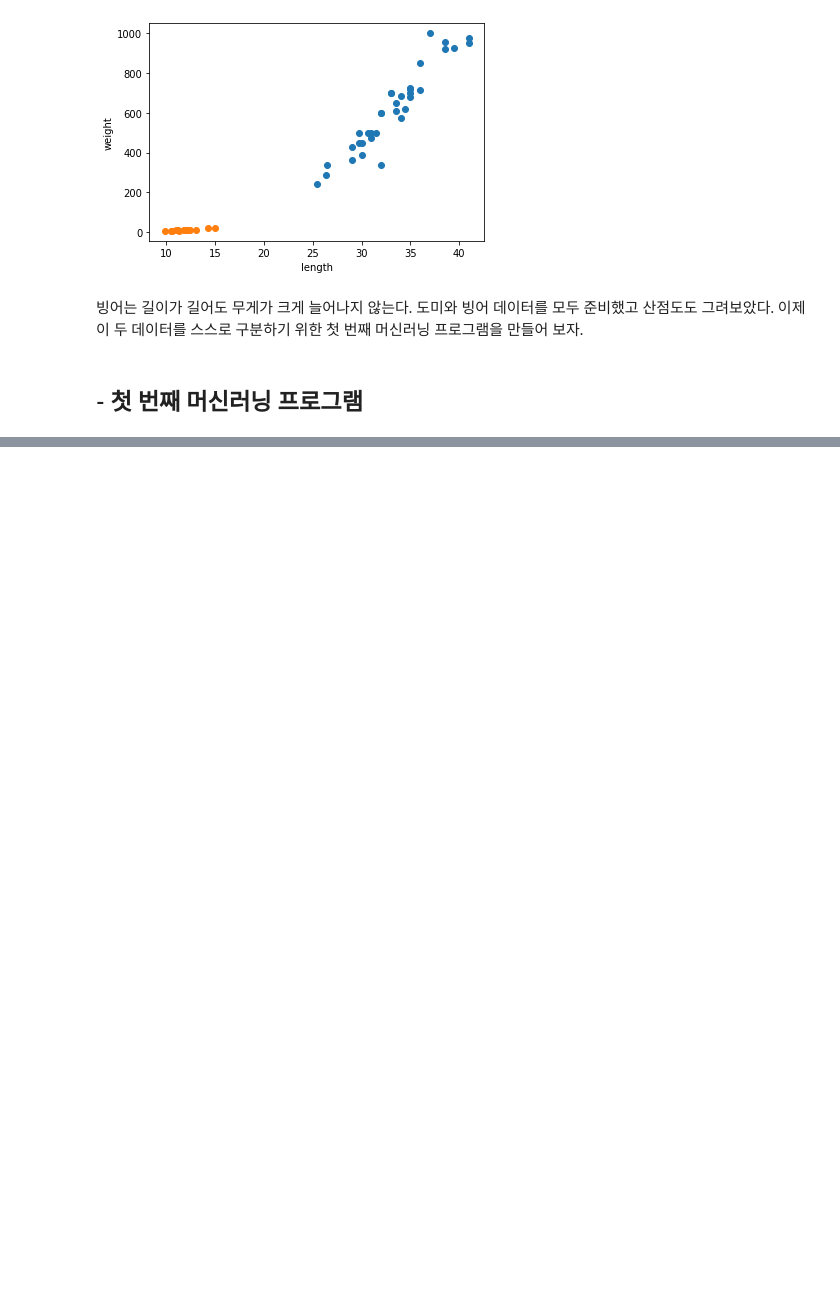
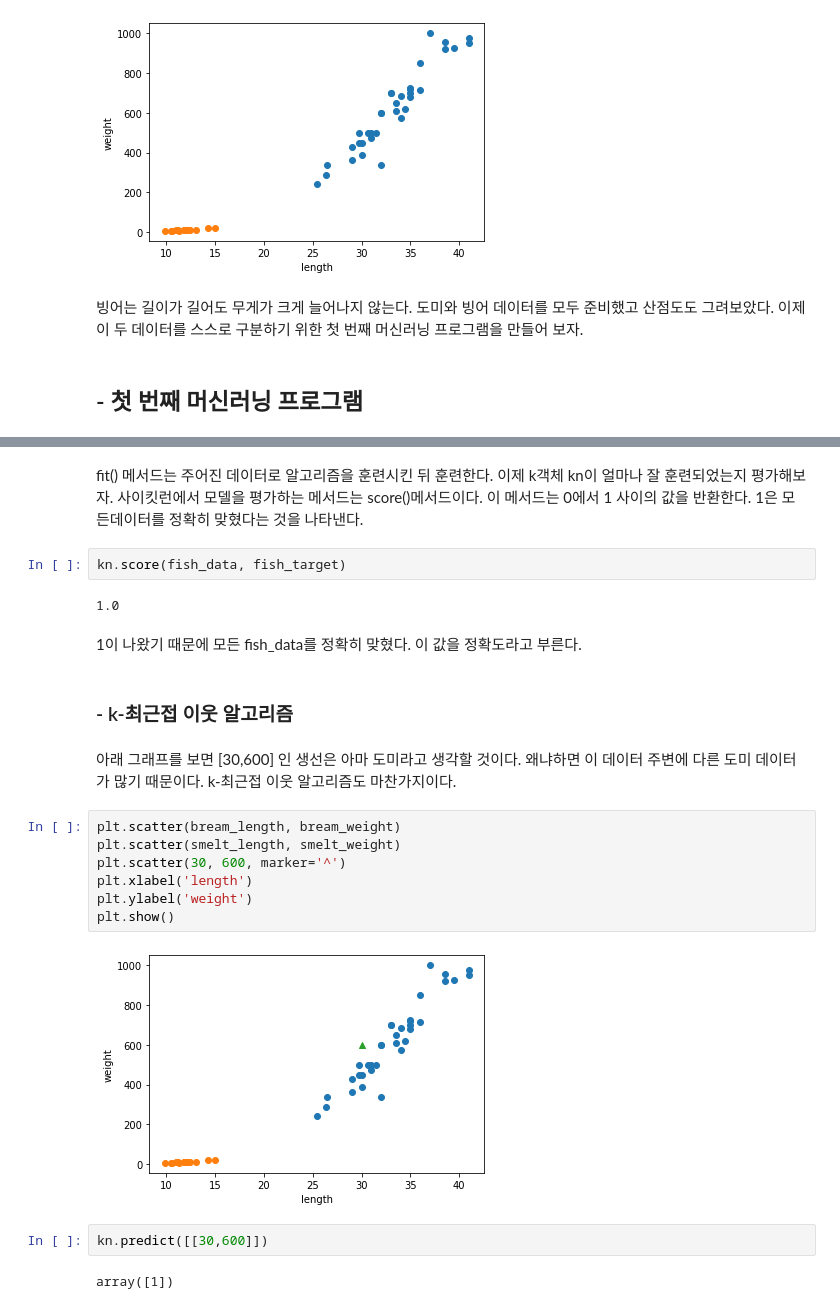
Before and after one commit to jaeyoon89/machinlearnig_deeplearning_study, a Jupyter notebook: mldl_ch1_first_mldl.ipynb, the cells around one changed output, grey strips where cells are left out. Cells and saved outputs as stored; diff of their text form; blank space fills up the shorter version.

```diff
--- a/mldl_ch1_first_mldl.ipynb
+++ b/mldl_ch1_first_mldl.ipynb
@@ -76,0 +109,26 @@ d
+# %% [markdown]
+fit() 메서드는 주어진 데이터로 알고리즘을 훈련시킨 뒤 훈련한다.
+이제 k객체 kn이 얼마나 잘 훈련되었는지 평가해보자. 사이킷런에서 모델을 평가하는 메서드는 score()메서드이다. 이 메서드는 0에서 1 사이의 값을 반환한다. 1은 모든데이터를 정확히 맞혔다는 것을 나타낸다.
+# %%
+kn.score(fish_data, fish_target)
+# %% [output]
+1.0
+# %% [markdown]
+1이 나왔기 때문에 모든 fish_data를 정확히 맞혔다. 이 값을 정확도라고 부른다.
+# %% [markdown]
+### - k-최근접 이웃 알고리즘
+# %% [markdown]
+아래 그래프를 보면 [30,600] 인 생선은 아마 도미라고 생각할 것이다. 왜냐하면 이 데이터 주변에 다른 도미 데이터가 많기 때문이다. k-최근접 이웃 알고리즘도 마찬가지이다.
+# %%
+plt.scatter(bream_length, bream_weight)
+plt.scatter(smelt_length, smelt_weight)
+plt.scatter(30, 600, marker='^')
+plt.xlabel('length')
+plt.ylabel('weight')
+plt.show()
+# %% [output]
+[figure, added]
+# %%
+kn.predict([[30,600]])
+# %% [output]
+array([1])
```
Also changed, not shown: parts of 25 cells of this notebook.
